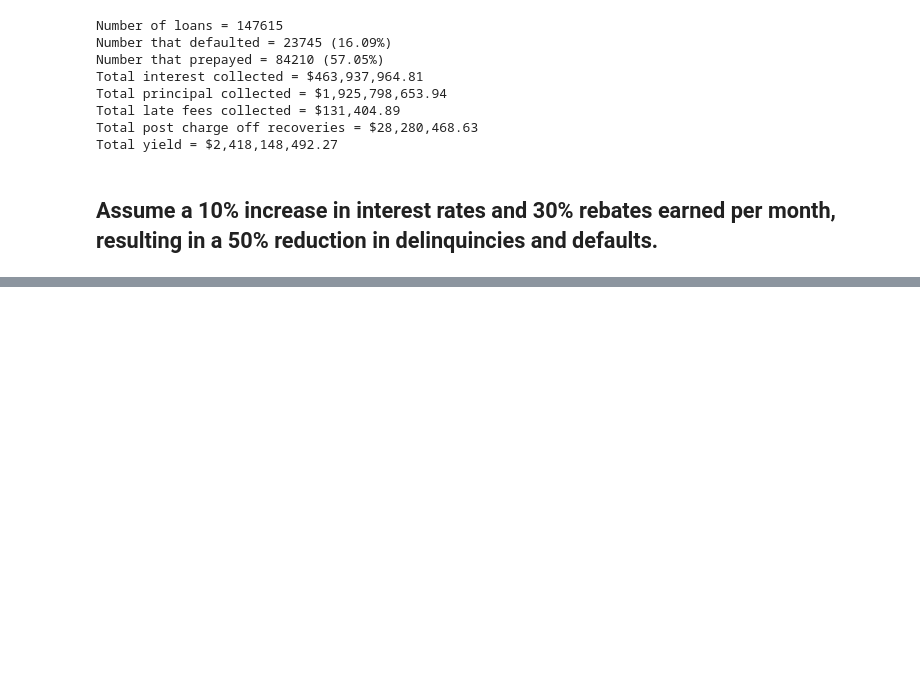
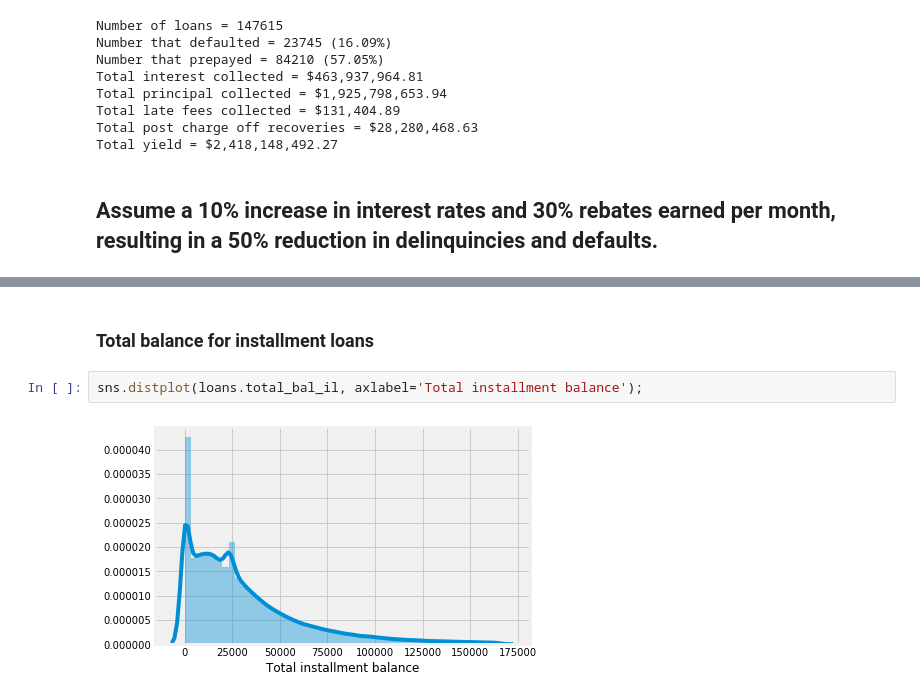
Before and after one commit to anishb/debt_management_analysis, a Jupyter notebook: Gamified Debt Consolidation.ipynb, the cells around one changed output, grey strips where cells are left out. Cells and saved outputs as stored; diff of their text form; blank space fills up the shorter version.

```diff
--- a/Gamified Debt Consolidation.ipynb
+++ b/Gamified Debt Consolidation.ipynb
@@ -505,0 +551,6 @@ Total yield = $2,514,444,258.11
+# %% [markdown]
+### Total balance for installment loans
+# %%
+sns.distplot(loans.total_bal_il, axlabel='Total installment balance');
+# %% [output]
+[figure, added]
```
Also changed, not shown: parts of 11 cells of this notebook.
